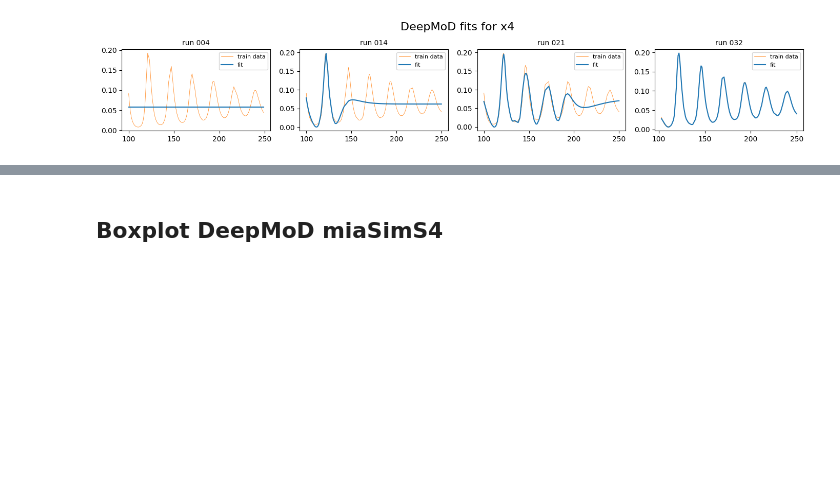
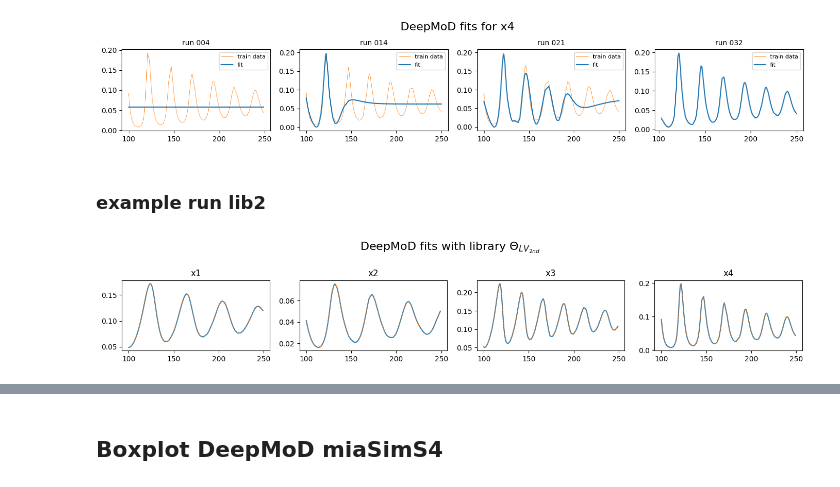
Before and after one commit to mariaproebstl/MScThesis, a Jupyter notebook: Python/Analysis_and_Plots/plot_figures_synthetic_data.ipynb, the cells around one changed output, grey strips where cells are left out. Cells and saved outputs as stored; diff of their text form; code cells hidden in the pictures; blank space fills up the shorter version.

Commit message:
add more figures to plot in the thesis

```diff
--- a/Python/Analysis_and_Plots/plot_figures_synthetic_data.ipynb
+++ b/Python/Analysis_and_Plots/plot_figures_synthetic_data.ipynb
@@ -148,3 +150,47 @@ for taxon in np.arange(1, n_taxa + 1):
 [figure]
 [figure]
 [figure]
+# %% [markdown]
+### example run lib2
+# %%
+n_taxa = 4
+out_dir = output_dir_deepmod + "miaSimS4/_int_2/"
+
+# example runs
+run = "output_batch_10-23_miaSimS4_new_run001_10_50_th0-1_int2"
+# set plot dimensions
+n_col = n_taxa
+n_row = 1
+
+# make plot
+fig, axs = plt.subplots(n_row, n_col)
+fig.set_figwidth(3.5*n_col)
+fig.set_figheight(2.5*n_row)
+fig.suptitle(r"DeepMoD fits with library $\Theta_{LV_{2nd}}$",
+            size=16, y=1.0)
+
+for taxon in np.arange(1, n_taxa + 1):
+    plot_path_tmp = f"{out_dir}{run}/Data/"
+    if os.path.exists(f"{plot_path_tmp}/prediction_x{taxon}.csv"):
+        # read data files
+        df_pred = pd.read_csv(f"{plot_path_tmp}prediction_x{taxon}.csv", header=[0])
+        df_data_train = pd.read_csv(f"{plot_path_tmp}data_train_x{taxon}.csv", header=[0])
+        # convert files to numpy array
+        data_train = np.array(df_data_train)
+        pred = np.array(df_pred)
+        # make plot
+        axs[taxon-1].plot(pred[:,1], pred[:,0], label = "fit")
+        axs[taxon-1].plot(data_train[:,1], data_train[:,0], label = "train data",  linewidth=0.7, color = colors[1], linestyle = '--')
+        axs[taxon-1].set_title(f"x{taxon}", size = 12)
+
+# # add one legend for all polts (in the lower center)
+# handles, labels = axs[0].get_legend_handles_labels()
+# fig.legend(handles, labels, loc='lower center', bbox_to_anchor=(0.5, -0.1),
+#               fancybox=True, shadow=False, ncol = 4)
+fig.tight_layout(pad=1.0)
+
+# save plots
+plt.savefig(f'{plot_dir}/DeepMoD_miaSim_approximations_int2.pdf',
+            bbox_inches='tight', dpi = 300)
+# %% [output]
+[figure, added]
```
Also changed, not shown: parts of 5 cells of this notebook.
